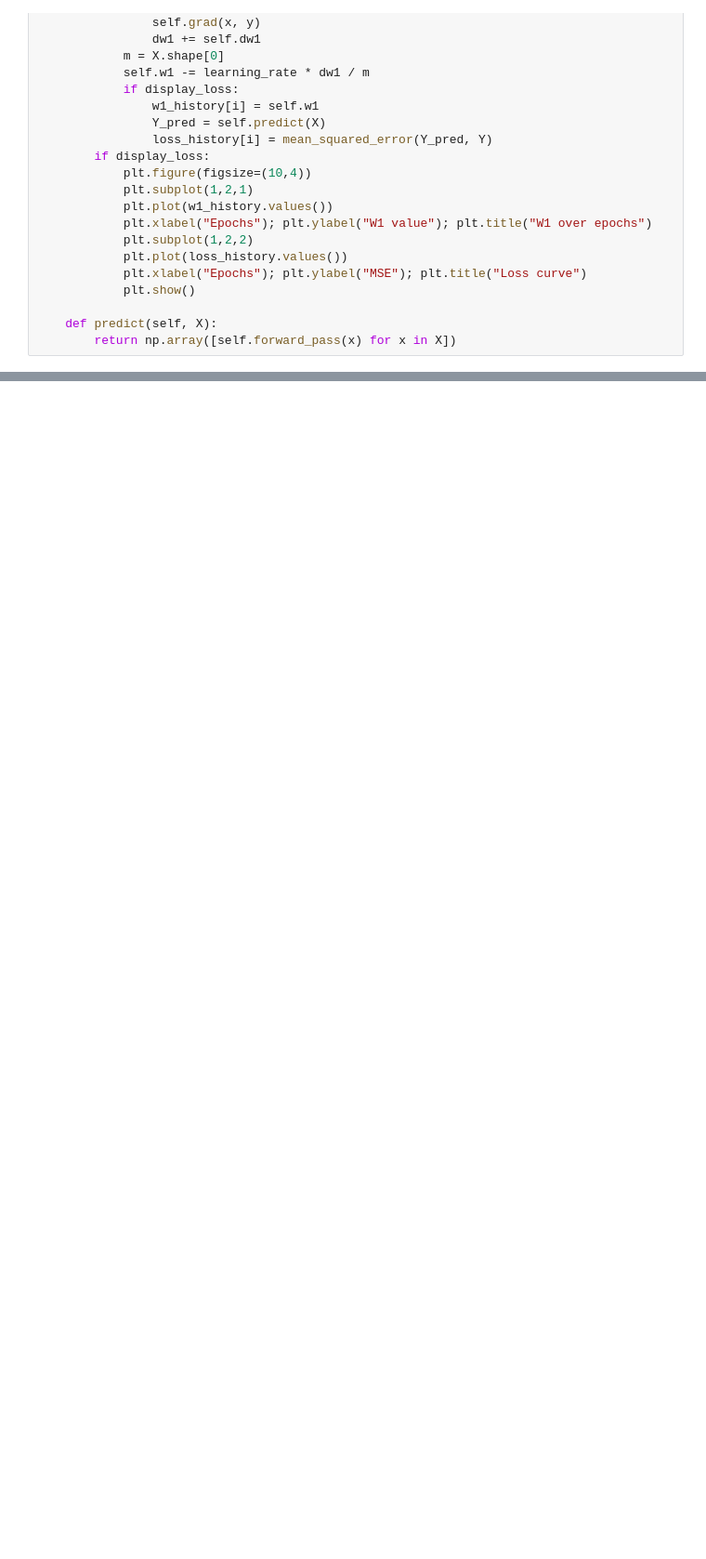
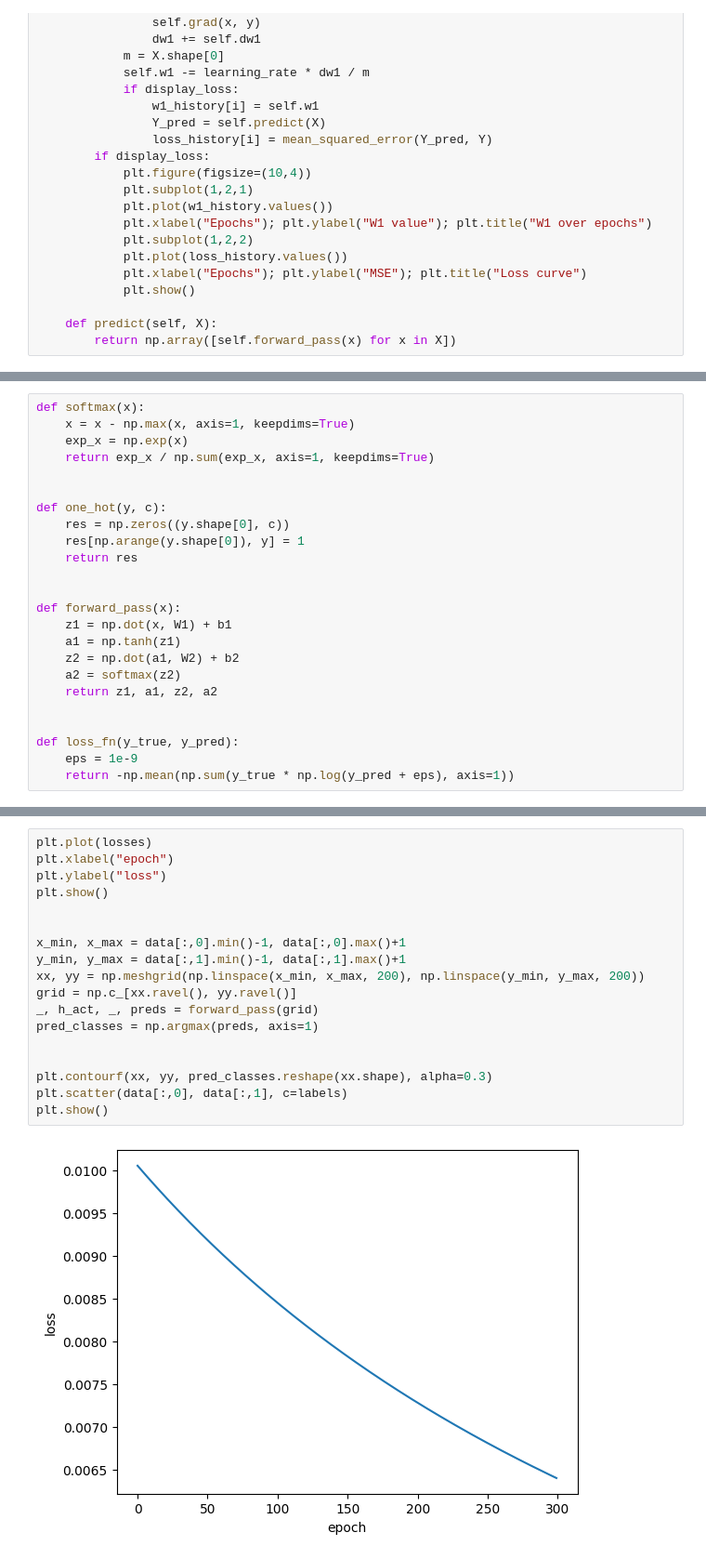
Before and after one commit to karthikpp03/AI_training_course, a Jupyter notebook: back_propagation.ipynb, the cells around one changed output, grey strips where cells are left out. Shown: that part at 93% size. Saved outputs shown, nothing was run; the diff lists cells and outputs as text; blank space fills up the shorter version.

```diff
--- a/back_propagation.ipynb
+++ b/back_propagation.ipynb
@@ -195,0 +128,24 @@ class FFNetworkW1:
+# %%
+def softmax(x):
+	x = x - np.max(x, axis=1, keepdims=True)
+	exp_x = np.exp(x)
+	return exp_x / np.sum(exp_x, axis=1, keepdims=True)
+
+
+def one_hot(y, c):
+	res = np.zeros((y.shape[0], c))
+	res[np.arange(y.shape[0]), y] = 1
+	return res
+
+
+def forward_pass(x):
+	z1 = np.dot(x, W1) + b1
+	a1 = np.tanh(z1)
+	z2 = np.dot(a1, W2) + b2
+	a2 = softmax(z2)
+	return z1, a1, z2, a2
+
+
+def loss_fn(y_true, y_pred):
+	eps = 1e-9
+	return -np.mean(np.sum(y_true * np.log(y_pred + eps), axis=1))
@@ -195,0 +202,20 @@ class FFNetworkW1:
+# %%
+plt.plot(losses)
+plt.xlabel("epoch")
+plt.ylabel("loss")
+plt.show()
+
+
+x_min, x_max = data[:,0].min()-1, data[:,0].max()+1
+y_min, y_max = data[:,1].min()-1, data[:,1].max()+1
+xx, yy = np.meshgrid(np.linspace(x_min, x_max, 200), np.linspace(y_min, y_max, 200))
+grid = np.c_[xx.ravel(), yy.ravel()]
+_, h_act, _, preds = forward_pass(grid)
+pred_classes = np.argmax(preds, axis=1)
+
+
+plt.contourf(xx, yy, pred_classes.reshape(xx.shape), alpha=0.3)
+plt.scatter(data[:,0], data[:,1], c=labels)
+plt.show()
+# %% [output]
+[figure, added]
```
Also changed, not shown: parts of 21 cells of this notebook, 12 other files.
